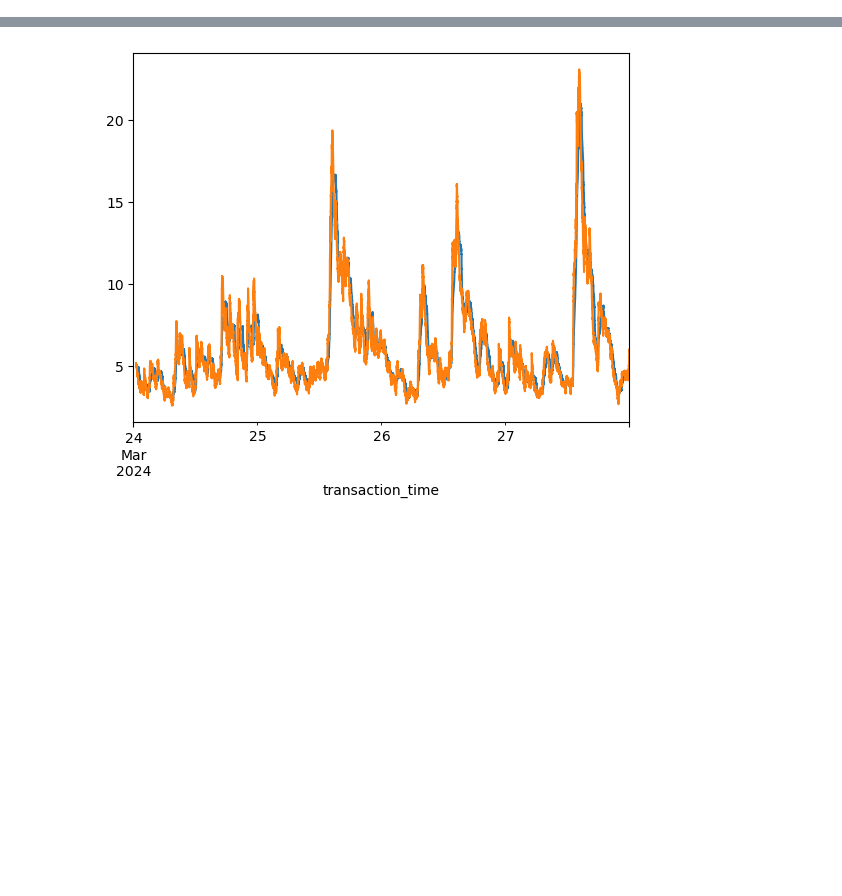
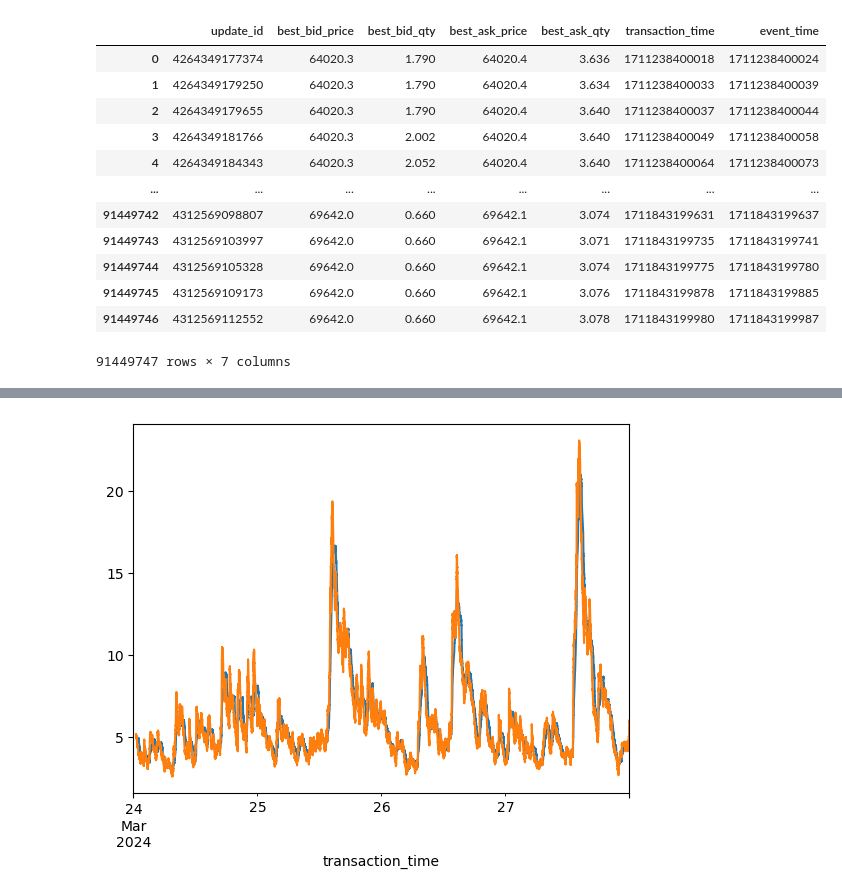
Before and after one commit to akshathp0/avellaneda-stoikov, a Jupyter notebook: validate_data.ipynb, the cells around one changed output, grey strips where cells are left out. Saved outputs shown, nothing was run; the diff lists cells and outputs as text; code cells hidden in the pictures; blank space fills up the shorter version.

```diff
--- a/validate_data.ipynb
+++ b/validate_data.ipynb
@@ -8,3 +5,19 @@ The autoreload extension is already loaded. To reload it, use:
 import data.d_load
 
 bt, at = data.d_load.load()
+# %%
+bt
+# %% [output]
+|  | update_id | best_bid_price | best_bid_qty | best_ask_price | best_ask_qty | transaction_time | event_time |
+| 0 | 4264349177374 | 64020.3 | 1.790 | 64020.4 | 3.636 | 1711238400018 | 1711238400024 |
+| 1 | 4264349179250 | 64020.3 | 1.790 | 64020.4 | 3.634 | 1711238400033 | 1711238400039 |
+| 2 | 4264349179655 | 64020.3 | 1.790 | 64020.4 | 3.640 | 1711238400037 | 1711238400044 |
+| 3 | 4264349181766 | 64020.3 | 2.002 | 64020.4 | 3.640 | 1711238400049 | 1711238400058 |
+| 4 | 4264349184343 | 64020.3 | 2.052 | 64020.4 | 3.640 | 1711238400064 | 1711238400073 |
+| ... | ... | ... | ... | ... | ... | ... | ... |
+| 91449742 | 4312569098807 | 69642.0 | 0.660 | 69642.1 | 3.074 | 1711843199631 | 1711843199637 |
+| 91449743 | 4312569103997 | 69642.0 | 0.660 | 69642.1 | 3.071 | 1711843199735 | 1711843199741 |
+| 91449744 | 4312569105328 | 69642.0 | 0.660 | 69642.1 | 3.074 | 1711843199775 | 1711843199780 |
+| 91449745 | 4312569109173 | 69642.0 | 0.660 | 69642.1 | 3.076 | 1711843199878 | 1711843199885 |
+| 91449746 | 4312569112552 | 69642.0 | 0.660 | 69642.1 | 3.078 | 1711843199980 | 1711843199987 |
+91449747 rows × 7 columns
```
Also changed, not shown: parts of 16 cells of this notebook, 3 other files.
